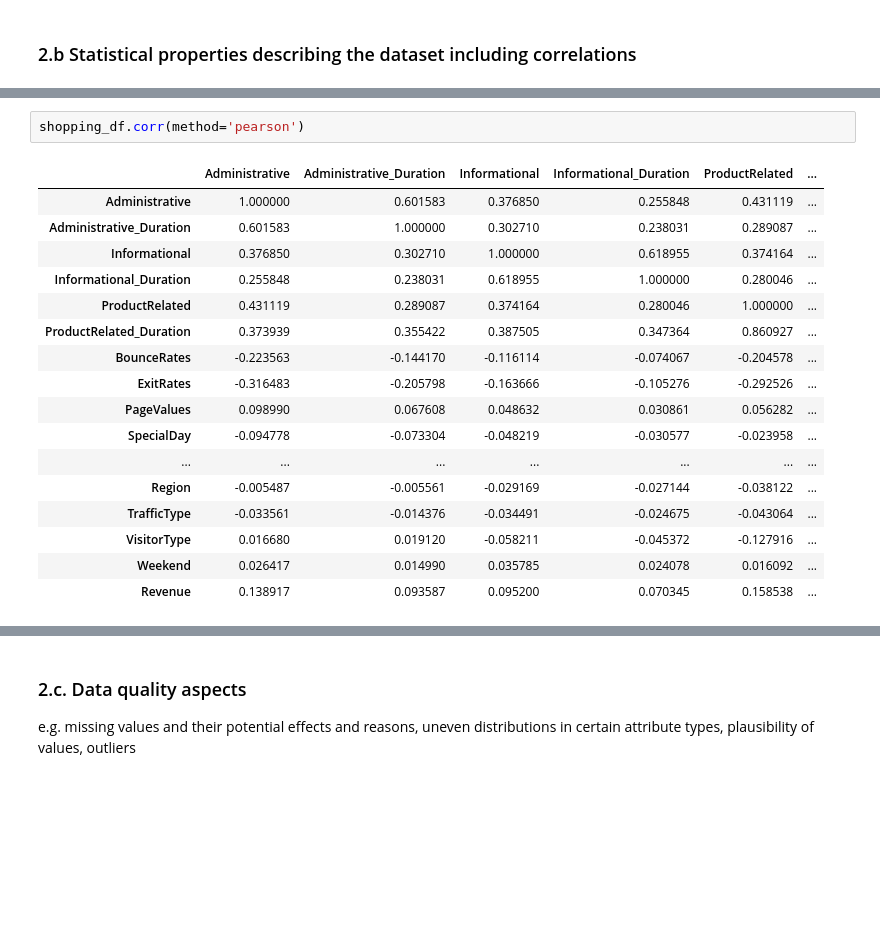
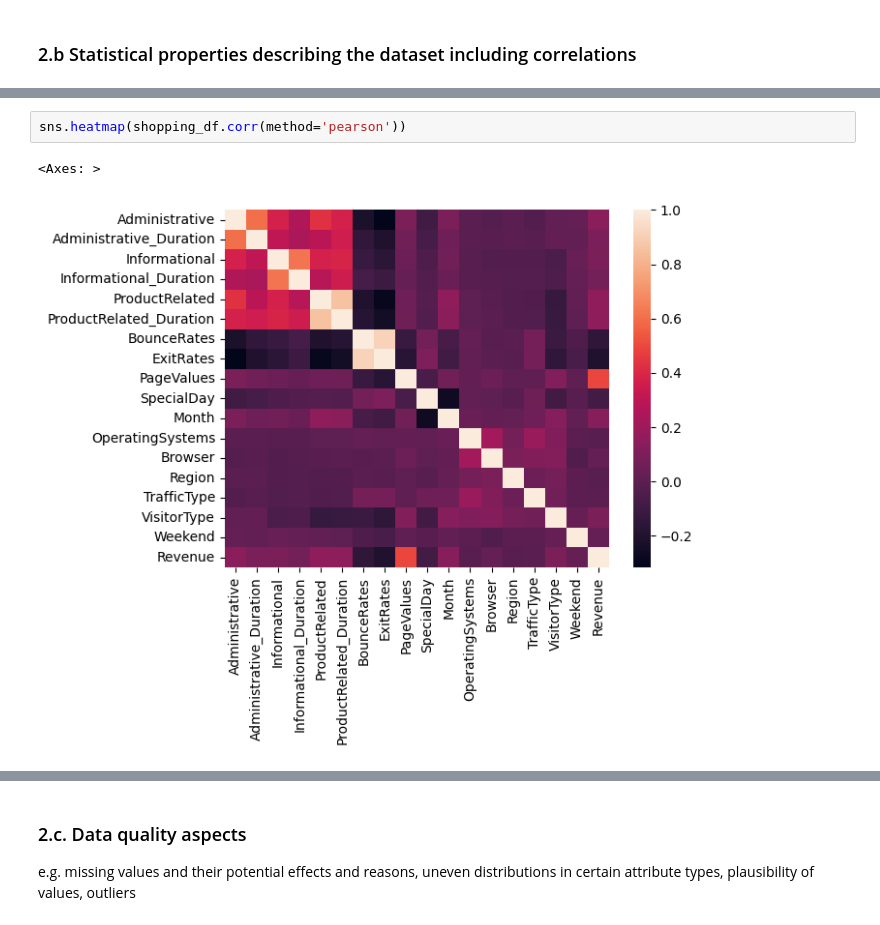
Before and after one commit to mzitad/shoppers_intention, a Jupyter notebook: Shoppers_intention.ipynb, the cells around one changed output, grey strips where cells are left out. Drawn from its saved outputs; the diff is of its cells as text; blank space fills up the shorter version.

```diff
--- a/Shoppers_intention.ipynb
+++ b/Shoppers_intention.ipynb
@@ -844,21 +864,6 @@ dtype: float64
 # %%
-shopping_df.corr(method='pearson')
+sns.heatmap(shopping_df.corr(method='pearson'))
 # %% [output]
-|  | Administrative | Administrative_Duration | Informational | Informational_Duration | ProductRelated | ... |
-| Administrative | 1.000000 | 0.601583 | 0.376850 | 0.255848 | 0.431119 | ... |
-| Administrative_Duration | 0.601583 | 1.000000 | 0.302710 | 0.238031 | 0.289087 | ... |
-| Informational | 0.376850 | 0.302710 | 1.000000 | 0.618955 | 0.374164 | ... |
-| Informational_Duration | 0.255848 | 0.238031 | 0.618955 | 1.000000 | 0.280046 | ... |
-| ProductRelated | 0.431119 | 0.289087 | 0.374164 | 0.280046 | 1.000000 | ... |
-| ProductRelated_Duration | 0.373939 | 0.355422 | 0.387505 | 0.347364 | 0.860927 | ... |
-| BounceRates | -0.223563 | -0.144170 | -0.116114 | -0.074067 | -0.204578 | ... |
-| ExitRates | -0.316483 | -0.205798 | -0.163666 | -0.105276 | -0.292526 | ... |
-| PageValues | 0.098990 | 0.067608 | 0.048632 | 0.030861 | 0.056282 | ... |
-| SpecialDay | -0.094778 | -0.073304 | -0.048219 | -0.030577 | -0.023958 | ... |
-| ... | ... | ... | ... | ... | ... | ... |
-| Region | -0.005487 | -0.005561 | -0.029169 | -0.027144 | -0.038122 | ... |
-| TrafficType | -0.033561 | -0.014376 | -0.034491 | -0.024675 | -0.043064 | ... |
-| VisitorType | 0.016680 | 0.019120 | -0.058211 | -0.045372 | -0.127916 | ... |
-| Weekend | 0.026417 | 0.014990 | 0.035785 | 0.024078 | 0.016092 | ... |
-| Revenue | 0.138917 | 0.093587 | 0.095200 | 0.070345 | 0.158538 | ... |
+<Axes: >
+[figure, added]
 # %%
```
Also changed, not shown: parts of 10 cells of this notebook, 2 other files.
